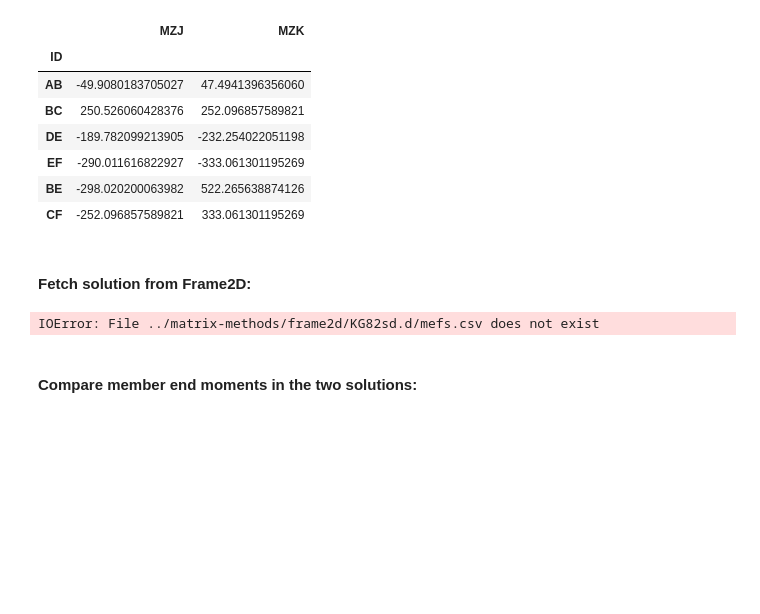
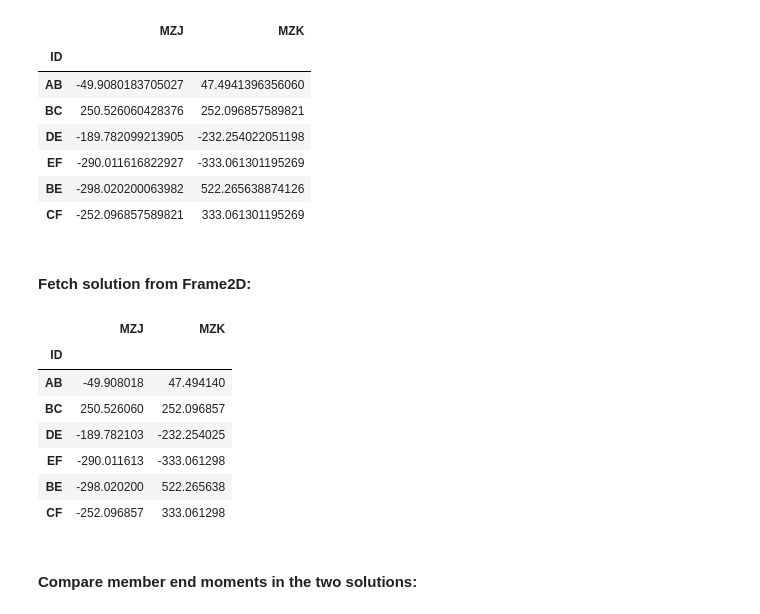
Before and after one commit to nholtz/structural-analysis, a Jupyter notebook: slope-deflection/KG-Example-8.2.ipynb, the cells around one changed output. Drawn from its saved outputs; the diff is of its cells as text; code cells hidden in the pictures; blank space fills up the shorter version.

```diff
--- a/slope-deflection/KG-Example-8.2.ipynb
+++ b/slope-deflection/KG-Example-8.2.ipynb
@@ -142,7 +145,7 @@ allv
 # %%
 import pandas as pd
 
-dd = '../matrix-methods/frame2d/KG82sd.d'   # location of mm solution
+dd = '../matrix-methods/frame2d/data/KG82sd.d/all'   # location of mm solution
 # %% [markdown]
 ### Compare Moments:
 #### Convert current member end moments solution to tabular form:
@@ -161,11 +164,18 @@ mems
 # %% [markdown]
 #### Fetch solution from Frame2D:
 # %%
-mefs = pd.read_csv(dd+'/mefs.csv').set_index('ID').ix[mems.index]
+mefs = pd.read_csv(dd+'/member_end_forces.csv').set_index('MEMBERID').ix[mems.index]
 mems2 = mefs[['MZJ','MZK']] * -1E-6    # convert sign and to kN-m
 mems2
 # %% [output]
-IOError: File ../matrix-methods/frame2d/KG82sd.d/mefs.csv does not exist
+|  | MZJ | MZK |
+| ID |  |  |
+| AB | -49.908018 | 47.494140 |
+| BC | 250.526060 | 252.096857 |
+| DE | -189.782103 | -232.254025 |
+| EF | -290.011613 | -333.061298 |
+| BE | -298.020200 | 522.265638 |
+| CF | -252.096857 | 333.061298 |
 # %% [markdown]
 #### Compare member end moments in the two solutions:
 # %%
```
Also changed, not shown: parts of 21 cells of this notebook, 2 other files.
